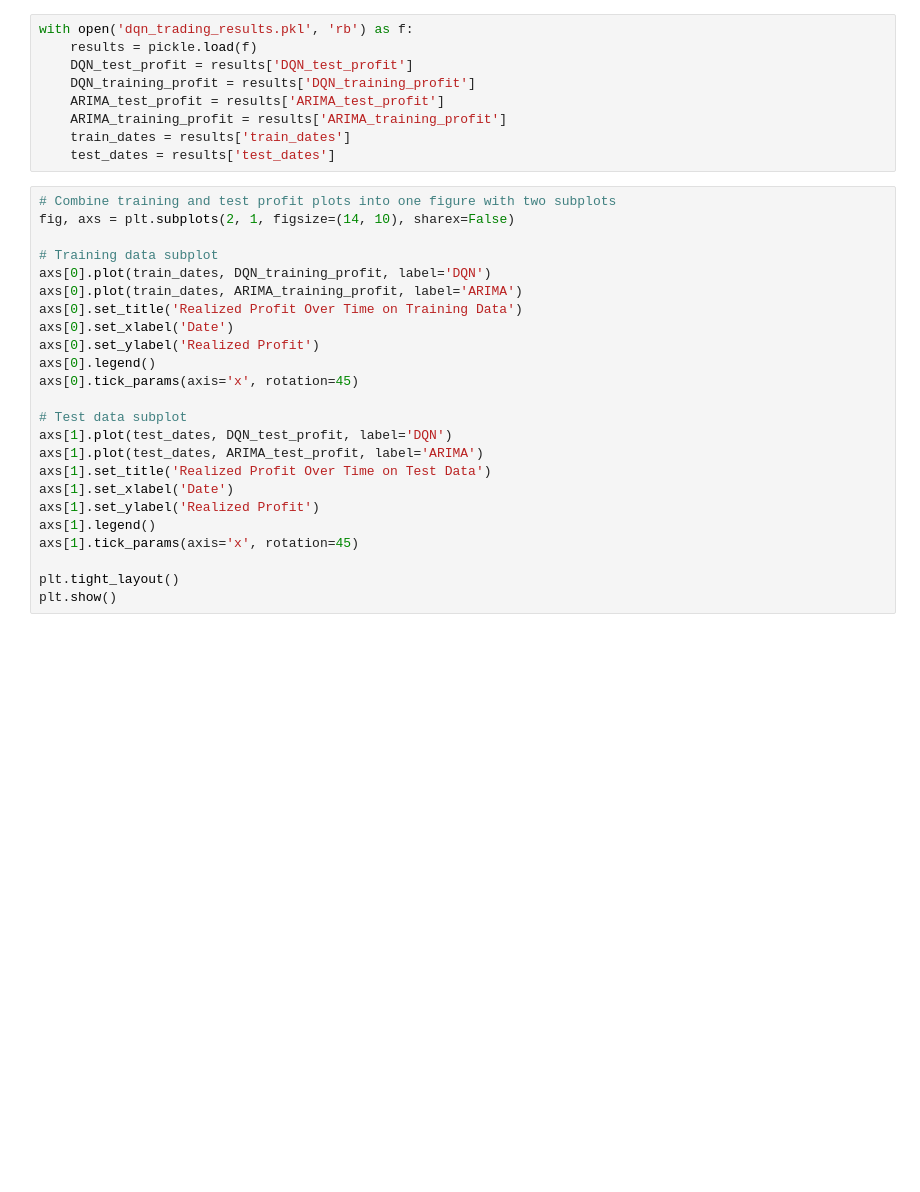
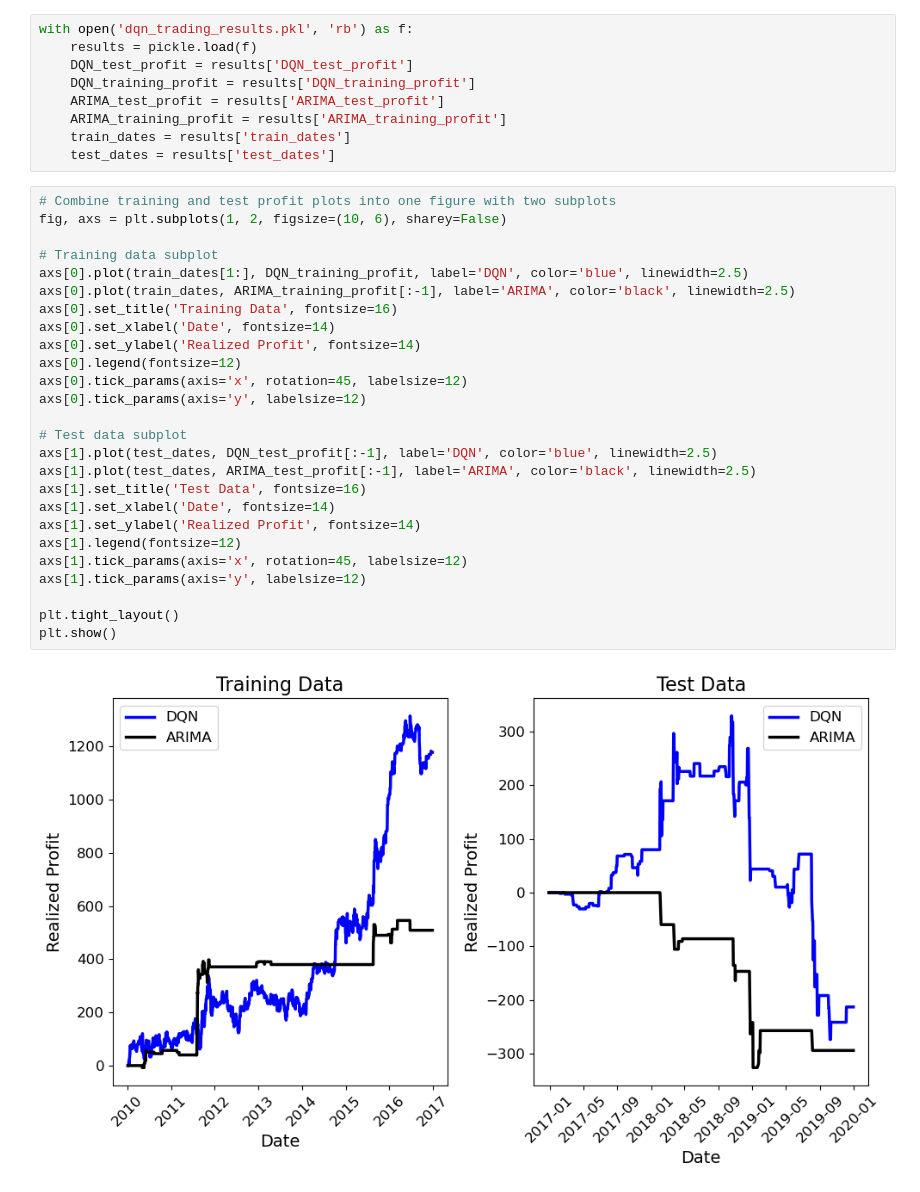
Before and after one commit to pranjal-ralegankar/DQN_trading, a Jupyter notebook: results.ipynb, the cells around one changed output. Cells and saved outputs as stored; diff of their text form; blank space fills up the shorter version.

```diff
--- a/results.ipynb
+++ b/results.ipynb
@@ -14,25 +14,29 @@ with open('dqn_trading_results.pkl', 'rb') as f:
     test_dates = results['test_dates']
 # %%
 # Combine training and test profit plots into one figure with two subplots
-fig, axs = plt.subplots(2, 1, figsize=(14, 10), sharex=False)
+fig, axs = plt.subplots(1, 2, figsize=(10, 6), sharey=False)
 
 # Training data subplot
-axs[0].plot(train_dates, DQN_training_profit, label='DQN')
-axs[0].plot(train_dates, ARIMA_training_profit, label='ARIMA')
-axs[0].set_title('Realized Profit Over Time on Training Data')
-axs[0].set_xlabel('Date')
-axs[0].set_ylabel('Realized Profit')
-axs[0].legend()
-axs[0].tick_params(axis='x', rotation=45)
+axs[0].plot(train_dates[1:], DQN_training_profit, label='DQN', color='blue', linewidth=2.5)
+axs[0].plot(train_dates, ARIMA_training_profit[:-1], label='ARIMA', color='black', linewidth=2.5)
+axs[0].set_title('Training Data', fontsize=16)
+axs[0].set_xlabel('Date', fontsize=14)
+axs[0].set_ylabel('Realized Profit', fontsize=14)
+axs[0].legend(fontsize=12)
+axs[0].tick_params(axis='x', rotation=45, labelsize=12)
+axs[0].tick_params(axis='y', labelsize=12)
 
 # Test data subplot
-axs[1].plot(test_dates, DQN_test_profit, label='DQN')
-axs[1].plot(test_dates, ARIMA_test_profit, label='ARIMA')
-axs[1].set_title('Realized Profit Over Time on Test Data')
-axs[1].set_xlabel('Date')
-axs[1].set_ylabel('Realized Profit')
-axs[1].legend()
-axs[1].tick_params(axis='x', rotation=45)
+axs[1].plot(test_dates, DQN_test_profit[:-1], label='DQN', color='blue', linewidth=2.5)
+axs[1].plot(test_dates, ARIMA_test_profit[:-1], label='ARIMA', color='black', linewidth=2.5)
+axs[1].set_title('Test Data', fontsize=16)
+axs[1].set_xlabel('Date', fontsize=14)
+axs[1].set_ylabel('Realized Profit', fontsize=14)
+axs[1].legend(fontsize=12)
+axs[1].tick_params(axis='x', rotation=45, labelsize=12)
+axs[1].tick_params(axis='y', labelsize=12)
 
 plt.tight_layout()
 plt.show()
+# %% [output]
+[figure, added]
```
Also changed, not shown: parts of 3 cells of this notebook, 1 other file.
